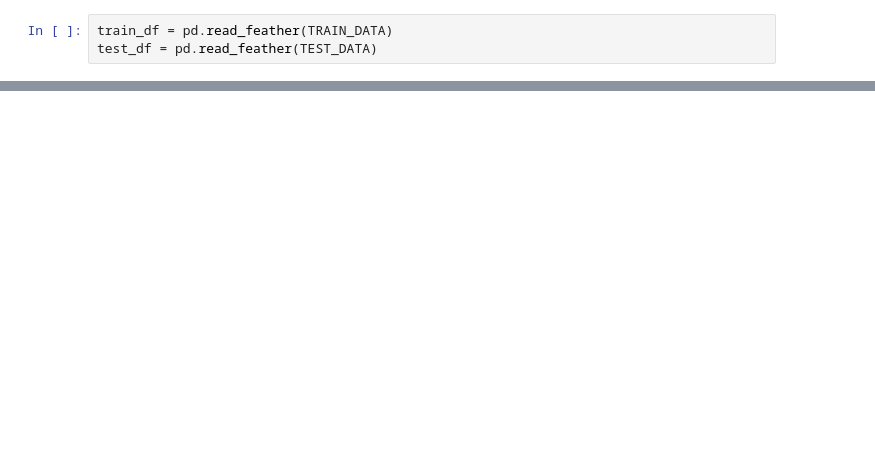
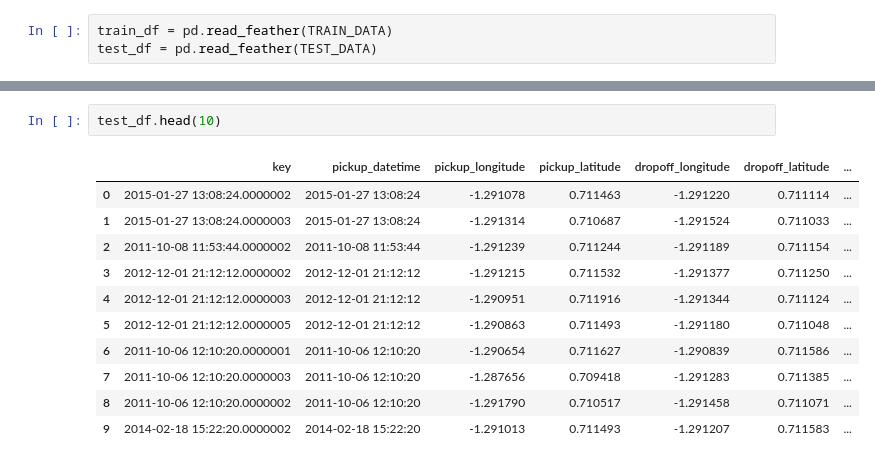
Before and after one commit to ShuaiHuang/kaggle-new-york-city-taxi-fare-prediction, a Jupyter notebook: code/exploronary-data-analysis-v3.ipynb, the cells around one changed output, grey strips where cells are left out. Cells and saved outputs as stored; diff of their text form; blank space fills up the shorter version.

```diff
--- a/code/exploronary-data-analysis-v3.ipynb
+++ b/code/exploronary-data-analysis-v3.ipynb
@@ -8,0 +24,14 @@ test_df = pd.read_feather(TEST_DATA)
+# %%
+test_df.head(10)
+# %% [output]
+|  | key | pickup_datetime | pickup_longitude | pickup_latitude | dropoff_longitude | dropoff_latitude | ... |
+| 0 | 2015-01-27 13:08:24.0000002 | 2015-01-27 13:08:24 | -1.291078 | 0.711463 | -1.291220 | 0.711114 | ... |
+| 1 | 2015-01-27 13:08:24.0000003 | 2015-01-27 13:08:24 | -1.291314 | 0.710687 | -1.291524 | 0.711033 | ... |
+| 2 | 2011-10-08 11:53:44.0000002 | 2011-10-08 11:53:44 | -1.291239 | 0.711244 | -1.291189 | 0.711154 | ... |
+| 3 | 2012-12-01 21:12:12.0000002 | 2012-12-01 21:12:12 | -1.291215 | 0.711532 | -1.291377 | 0.711250 | ... |
+| 4 | 2012-12-01 21:12:12.0000003 | 2012-12-01 21:12:12 | -1.290951 | 0.711916 | -1.291344 | 0.711124 | ... |
+| 5 | 2012-12-01 21:12:12.0000005 | 2012-12-01 21:12:12 | -1.290863 | 0.711493 | -1.291180 | 0.711048 | ... |
+| 6 | 2011-10-06 12:10:20.0000001 | 2011-10-06 12:10:20 | -1.290654 | 0.711627 | -1.290839 | 0.711586 | ... |
+| 7 | 2011-10-06 12:10:20.0000003 | 2011-10-06 12:10:20 | -1.287656 | 0.709418 | -1.291283 | 0.711385 | ... |
+| 8 | 2011-10-06 12:10:20.0000002 | 2011-10-06 12:10:20 | -1.291790 | 0.710517 | -1.291458 | 0.711071 | ... |
+| 9 | 2014-02-18 15:22:20.0000002 | 2014-02-18 15:22:20 | -1.291013 | 0.711493 | -1.291207 | 0.711583 | ... |
```
Also changed, not shown: parts of 10 cells of this notebook, 23 other files.
